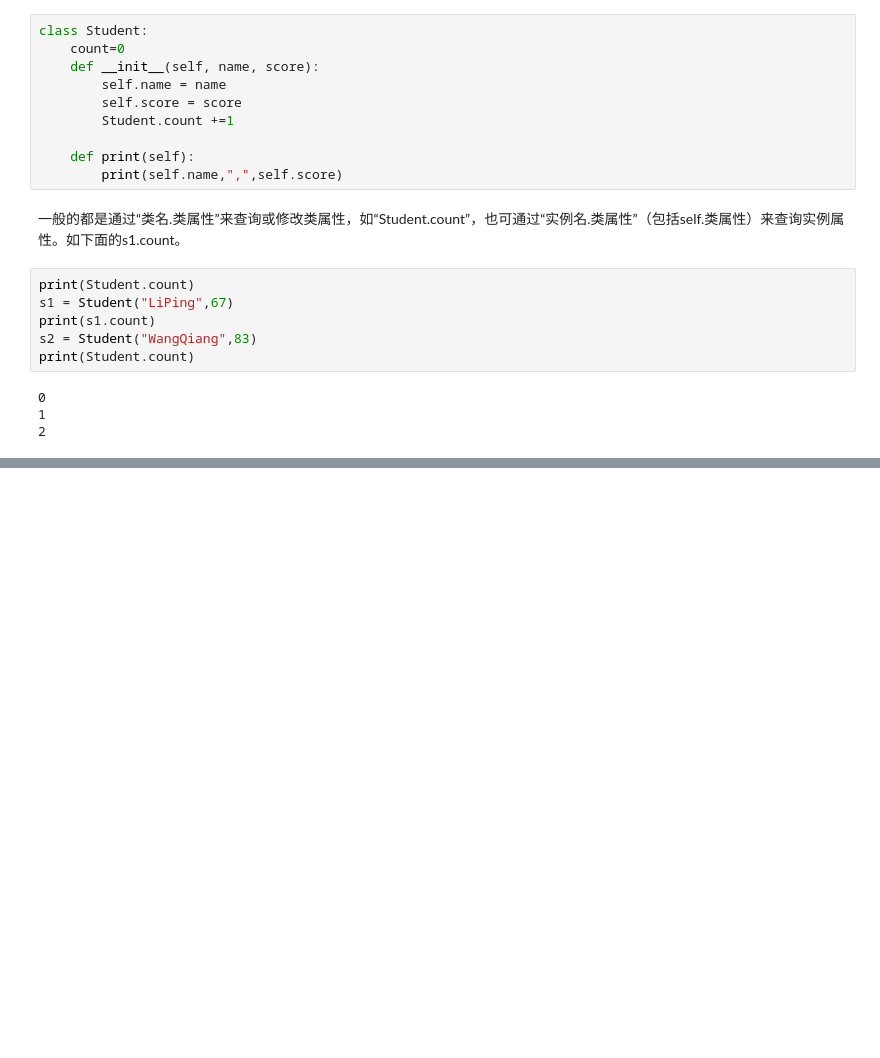
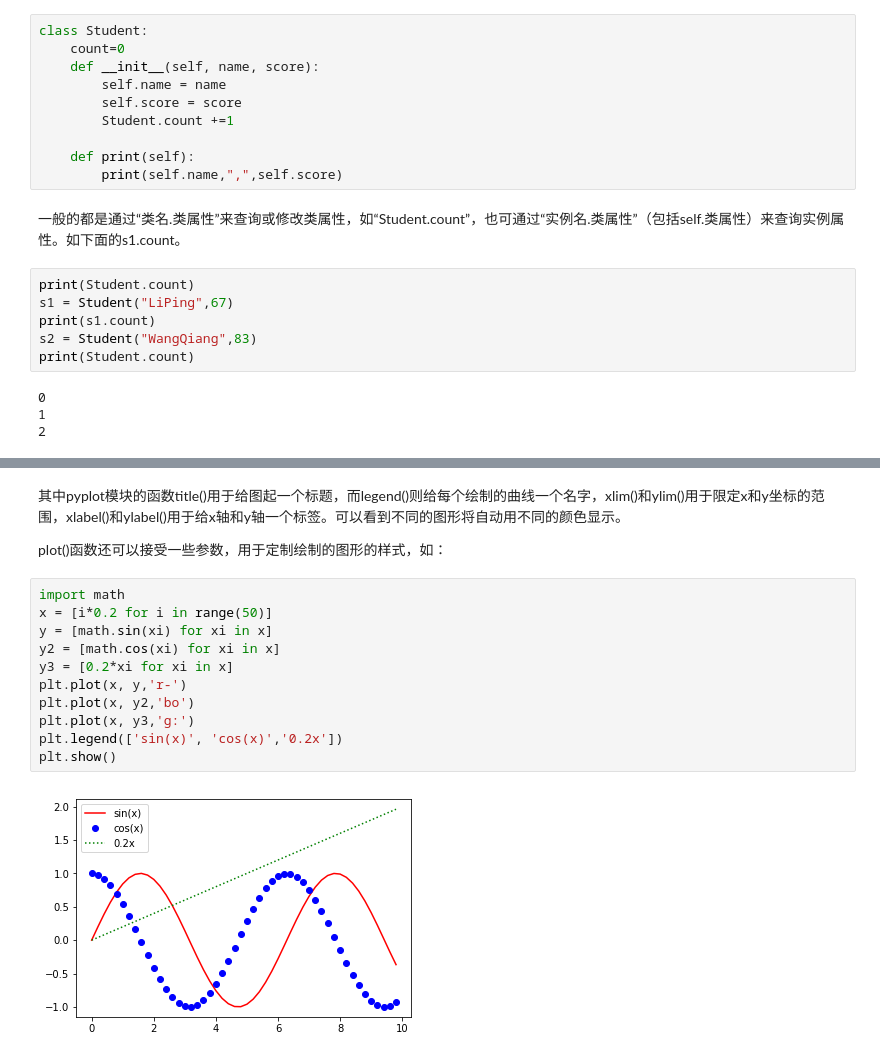
Before and after one commit to hwdong-net/python, a Jupyter notebook: 1.4 Python.ipynb, the cells around one changed output, grey strips where cells are left out. Drawn from its saved outputs; the diff is of its cells as text; blank space fills up the shorter version.

```diff
--- a/1.4 Python.ipynb
+++ b/1.4 Python.ipynb
@@ -828,0 +882,17 @@ print(Student.count)
+# %% [markdown]
+其中pyplot模块的函数title()用于给图起一个标题，而legend()则给每个绘制的曲线一个名字，xlim()和ylim()用于限定x和y坐标的范围，xlabel()和ylabel()用于给x轴和y轴一个标签。可以看到不同的图形将自动用不同的颜色显示。
+
+plot()函数还可以接受一些参数，用于定制绘制的图形的样式，如：
+# %%
+import math
+x = [i*0.2 for i in range(50)]
+y = [math.sin(xi) for xi in x]
+y2 = [math.cos(xi) for xi in x]
+y3 = [0.2*xi for xi in x]
+plt.plot(x, y,'r-')
+plt.plot(x, y2,'bo')
+plt.plot(x, y3,'g:')
+plt.legend(['sin(x)', 'cos(x)','0.2x'])
+plt.show()
+# %% [output]
+[figure, added]
```
Also changed, not shown: parts of 23 cells of this notebook.
